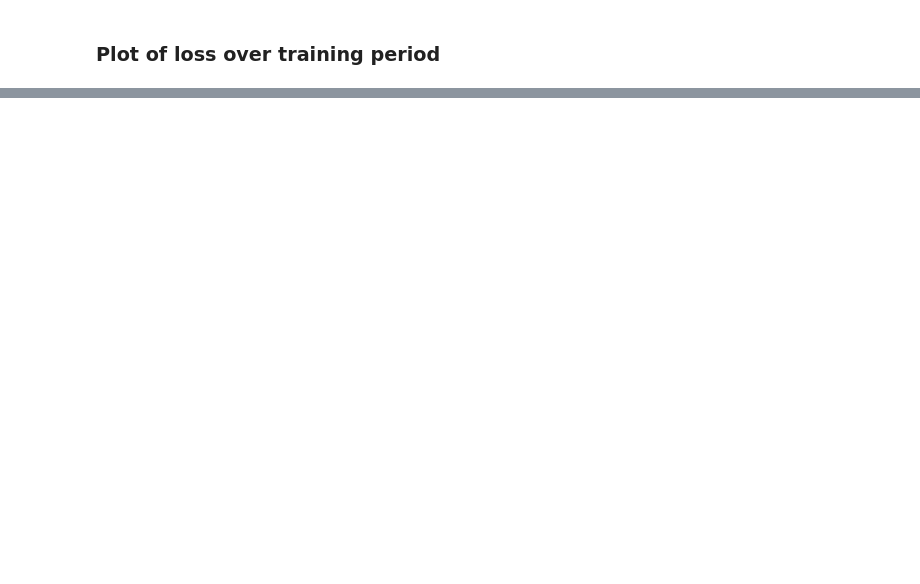
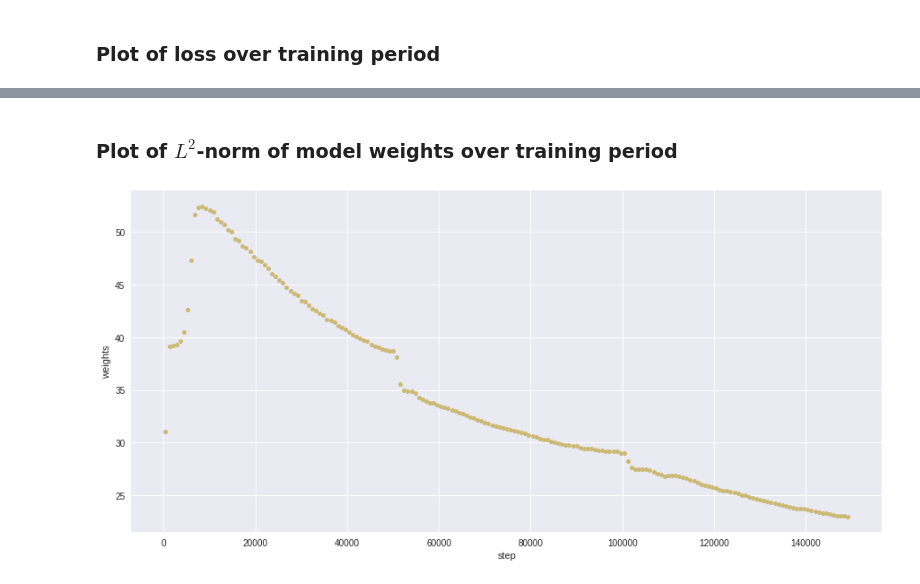
Before and after one commit to jkreft/ifml_project, a Jupyter notebook: analysis.ipynb, the cells around one changed output, grey strips where cells are left out. Cells and saved outputs as stored; diff of their text form; code cells hidden in the pictures; blank space fills up the shorter version.

```diff
--- a/analysis.ipynb
+++ b/analysis.ipynb
@@ -62,6 +62,7 @@ epsilon = np.array([step['epsilon'] for step in data]).T
 exploration = np.array([step['exploration'] for step in data]).T / aint * 100
 loss = [step['loss'] for step in data]
 q = [step['q'] for step in data]
+weights = [step['weights'] for step in data]
 # %% [markdown]
 ### Plot of average action taken in each step
 # %%
@@ -126,0 +128,10 @@ plt.savefig(directory + name + '_loss.png', dpi=300)
+# %% [markdown]
+### Plot of $L^2$-norm of model weights over training period
+# %%
+plt.figure(figsize=(15, 7))
+plt.xlabel('step')
+plt.ylabel('weights')
+plt.plot(steps, weights, 'o', ms=5, color='C4')
+plt.savefig(directory + name + '_weights.png', dpi=300)
+# %% [output]
+[figure, added]
```
Also changed, not shown: parts of 7 cells of this notebook, 4 other files.
